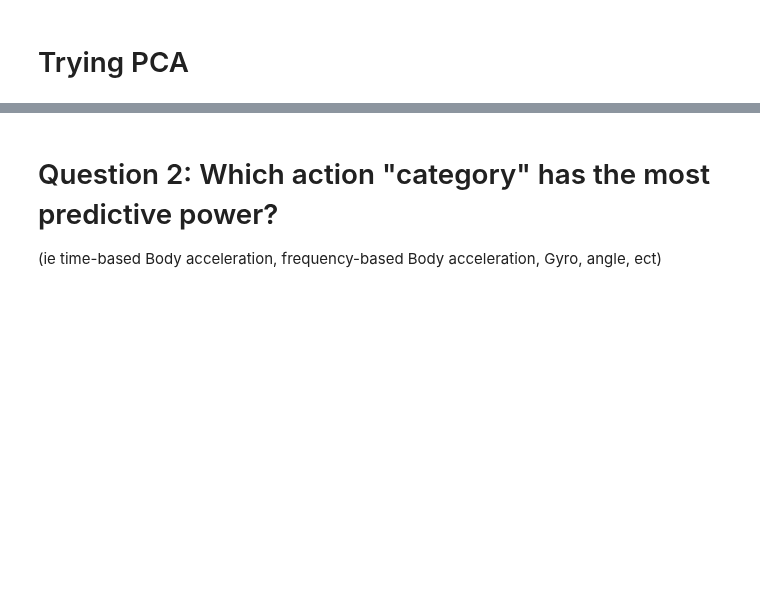
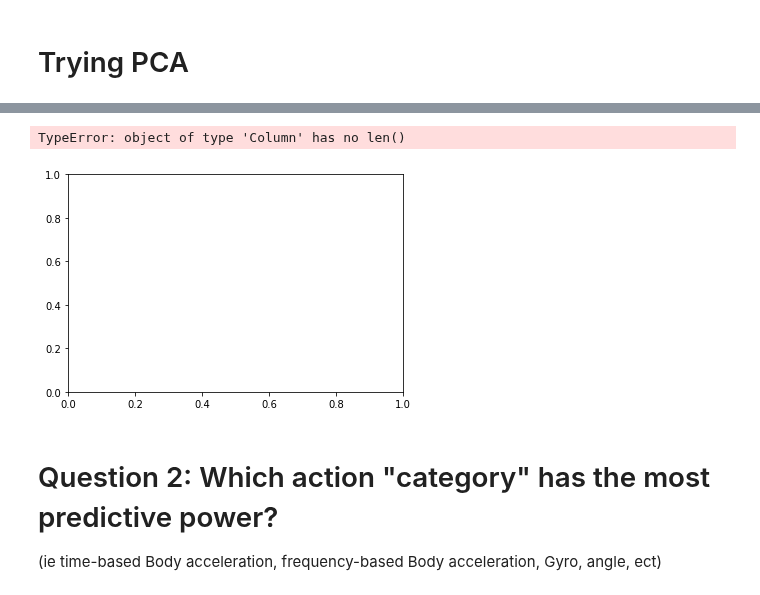
Before and after one commit to nathanhwangbo/PSTAT135_Final, a Jupyter notebook: preprocessing.ipynb, the cells around one changed output, grey strips where cells are left out. Drawn from its saved outputs; the diff is of its cells as text; code cells hidden in the pictures; blank space fills up the shorter version.

```diff
--- a/preprocessing.ipynb
+++ b/preprocessing.ipynb
@@ -263,10 +264,13 @@ train_x_2.take(1)
 # %%
 #try to plot the first pc on x axis, second pc on y axix
-#plt.plot(train_x_2., train_x_pve_10, 'ro-', linewidth = 3)
-#plt.title('PC Plot')
-#plt.xlabel("Pinricipal Component 1")
-#plt.ylabel("Principal Component 2")
-#plt.show()
+plt.plot(train_x_2[0][0], train_x_2[0][1], 'ro-')
+plt.title('PC Plot')
+plt.xlabel("Principal Component 1")
+plt.ylabel("Principal Component 2")
+plt.show()
+# %% [output]
+TypeError: object of type 'Column' has no len()
+[figure, added]
 # %% [markdown]
 # Question 2: Which action "category" has the most predictive power?
 (ie time-based Body acceleration, frequency-based Body acceleration, Gyro, angle, ect)
```
Also changed, not shown: parts of 10 cells of this notebook.
